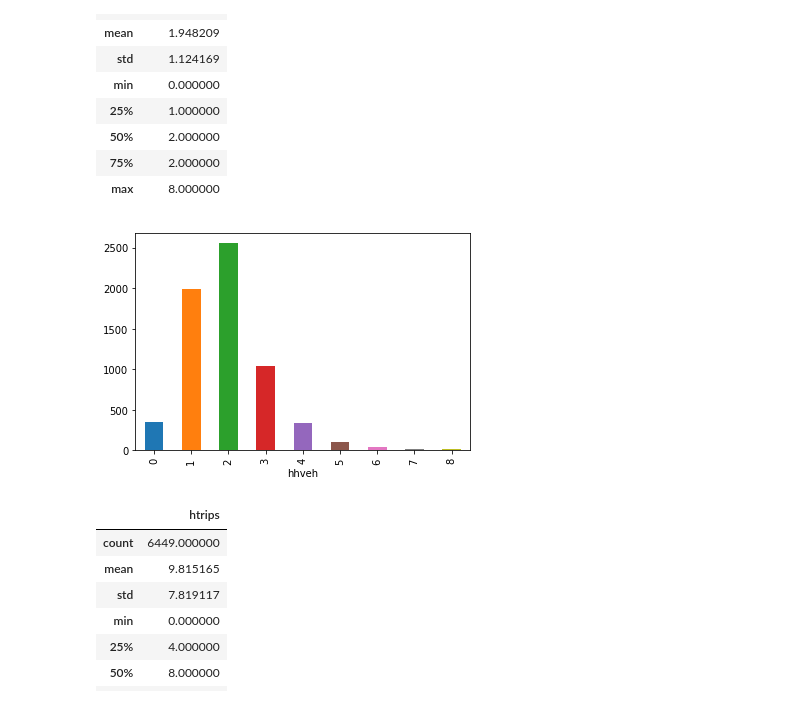
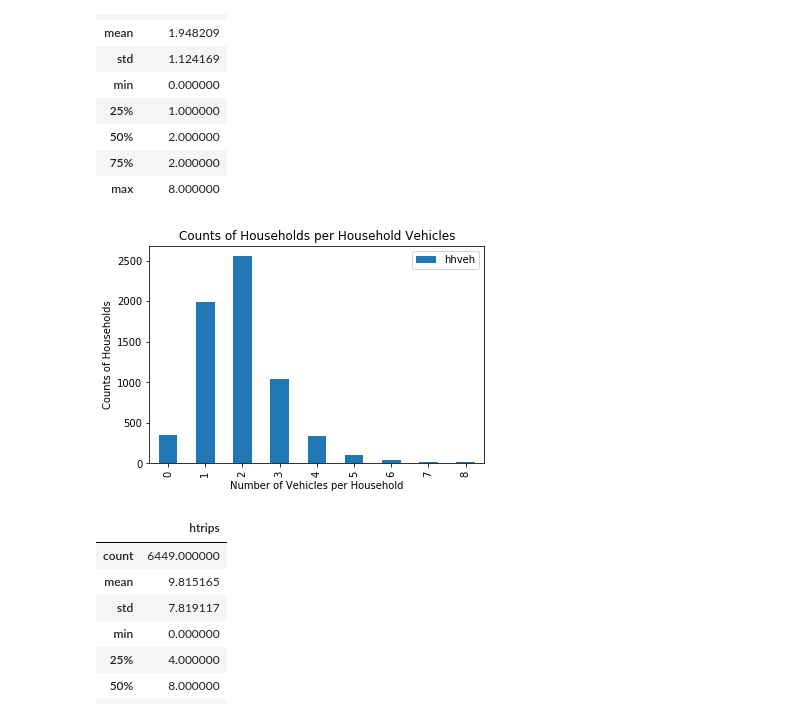
Before and after one commit to saashimi/USP_587, a Jupyter notebook: hw1.ipynb, the cells around one changed output. Drawn from its saved outputs; the diff is of its cells as text; code cells hidden in the pictures.

```diff
--- a/hw1.ipynb
+++ b/hw1.ipynb
@@ -72,10 +79,13 @@ df_veh['hhveh'].describe().to_frame()
 | 75% | 2.000000 |
 | max | 8.000000 |
 # %%
-grouped = df_veh.groupby(['hhveh'])['hhveh'].count()
+grouped = df_veh.groupby(['hhveh'])['hhveh'].count().to_frame()
 grouped.plot.bar();
+plt.title('Counts of Households per Household Vehicles')
+plt.ylabel('Counts of Households');
+plt.xlabel('Number of Vehicles per Household');
 # %% [output]
-[figure, old version]
+[figure, new version]
 # %%
 df['htrips'].describe().to_frame()
 # %% [output]
```
Also changed, not shown: parts of 13 cells of this notebook.
